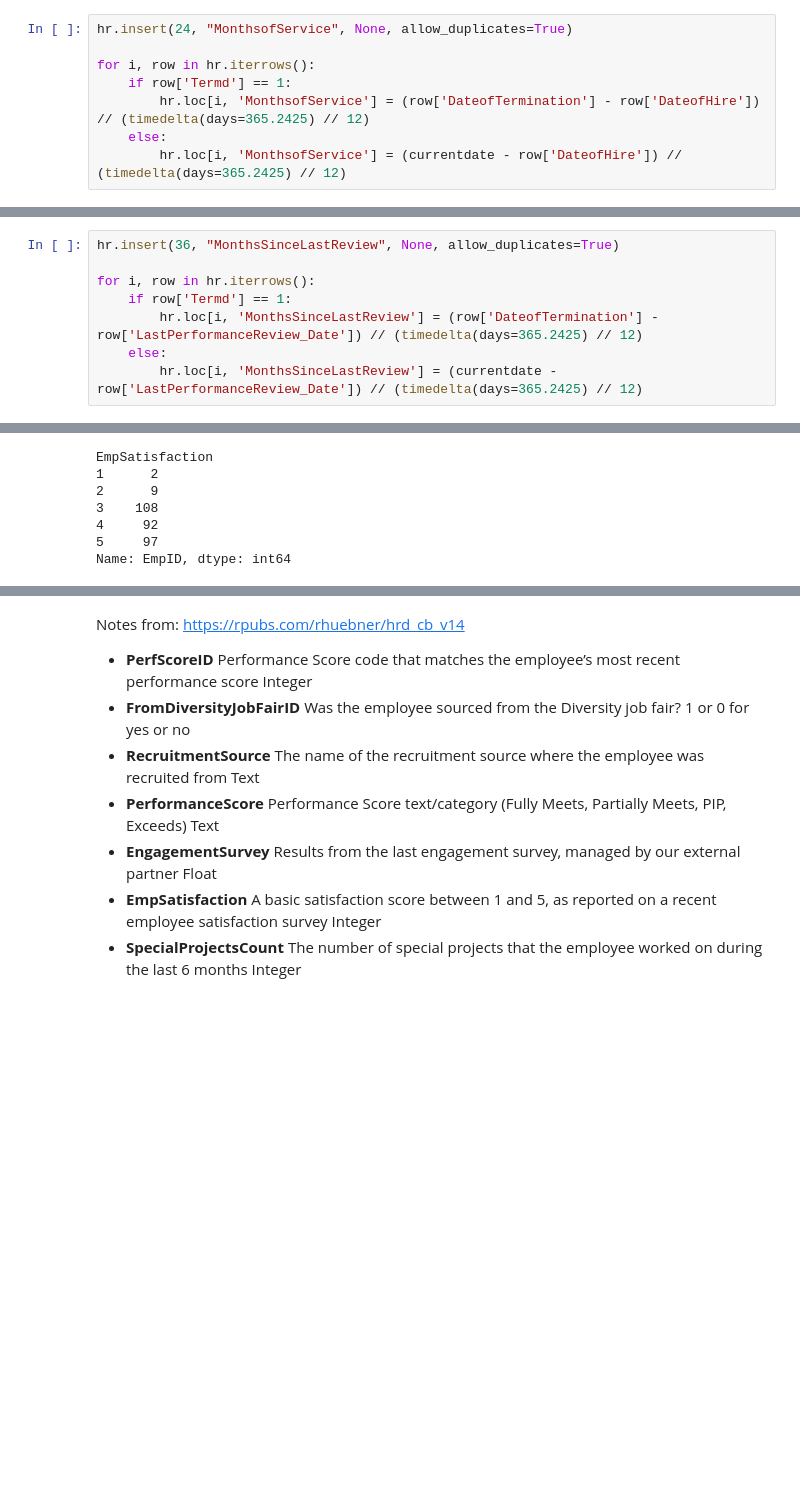
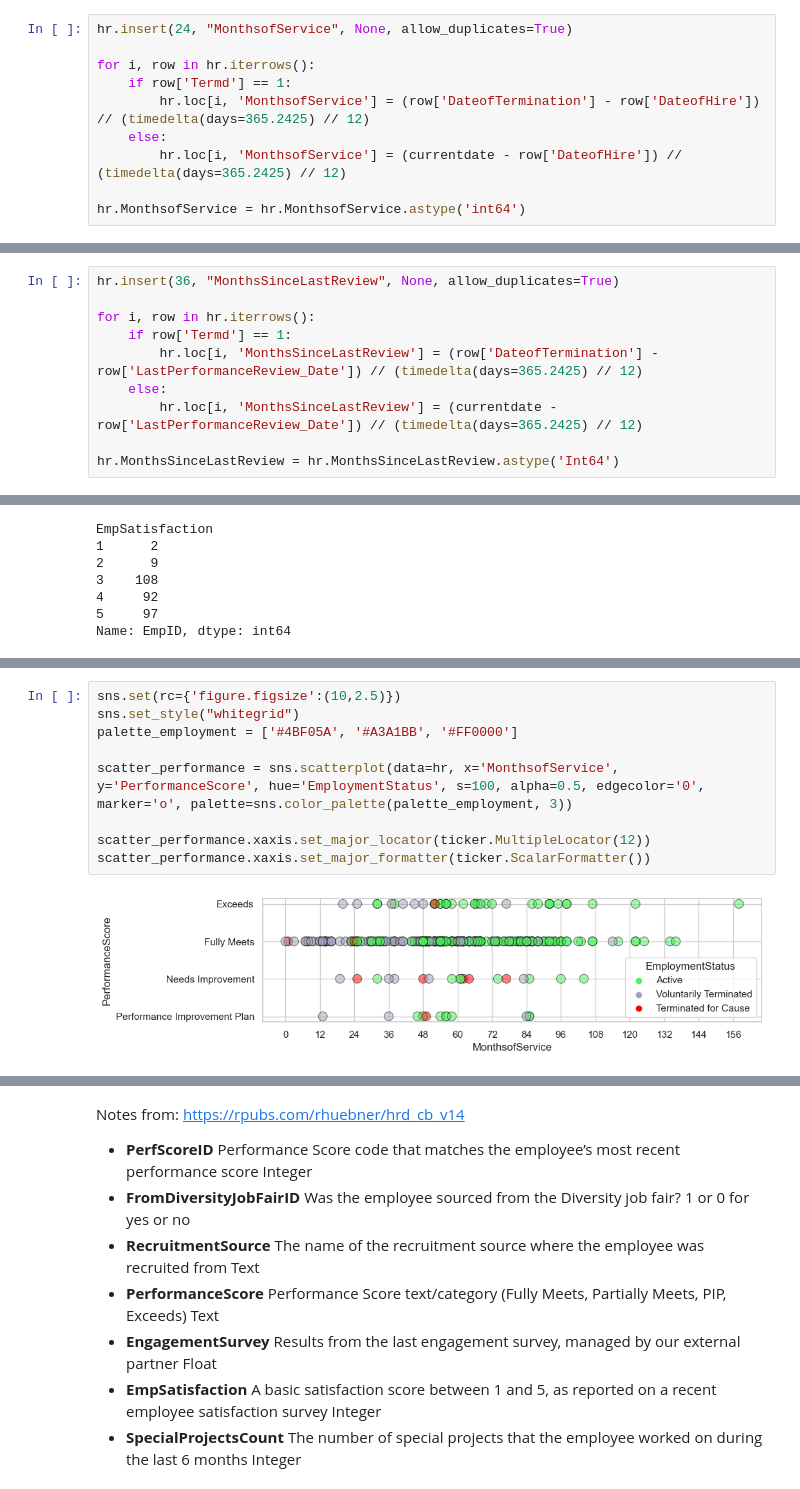
Before and after one commit to makuharistudio/data-visualisation-datasets, a Jupyter notebook: Human Resources/Human Resources.ipynb, the cells around one changed output, grey strips where cells are left out. Saved outputs shown, nothing was run; the diff lists cells and outputs as text; blank space fills up the shorter version.

```diff
--- a/Human Resources/Human Resources.ipynb
+++ b/Human Resources/Human Resources.ipynb
@@ -348,6 +350,8 @@ for i, row in hr.iterrows():
         hr.loc[i, 'MonthsofService'] = (row['DateofTermination'] - row['DateofHire']) // (timedelta(days=365.2425) // 12)
     else:
         hr.loc[i, 'MonthsofService'] = (currentdate - row['DateofHire']) // (timedelta(days=365.2425) // 12)
+
+hr.MonthsofService = hr.MonthsofService.astype('int64')
 # %% [markdown]
 **Add a column for number of months since last performance review**
 
@@ -362,6 +366,8 @@ for i, row in hr.iterrows():
         hr.loc[i, 'MonthsSinceLastReview'] = (row['DateofTermination'] - row['LastPerformanceReview_Date']) // (timedelta(days=365.2425) // 12)
     else:
         hr.loc[i, 'MonthsSinceLastReview'] = (currentdate - row['LastPerformanceReview_Date']) // (timedelta(days=365.2425) // 12)
+
+hr.MonthsSinceLastReview = hr.MonthsSinceLastReview.astype('Int64')
 # %%
 hr[['EmpID', 'MonthsSinceLastReview']].groupby(['MonthsSinceLastReview']).EmpID.count()
 # %% [output]
@@ -848,0 +877,11 @@ Check if demographic factors are correlated with employee performance and turnov
+# %%
+sns.set(rc={'figure.figsize':(10,2.5)})
+sns.set_style("whitegrid")
+palette_employment = ['#4BF05A', '#A3A1BB', '#FF0000']
+
+scatter_performance = sns.scatterplot(data=hr, x='MonthsofService', y='PerformanceScore', hue='EmploymentStatus', s=100, alpha=0.5, edgecolor='0', marker='o', palette=sns.color_palette(palette_employment, 3))
+
+scatter_performance.xaxis.set_major_locator(ticker.MultipleLocator(12))
+scatter_performance.xaxis.set_major_formatter(ticker.ScalarFormatter())
+# %% [output]
+[figure, added]
```
Also changed, not shown: parts of 13 cells of this notebook.
